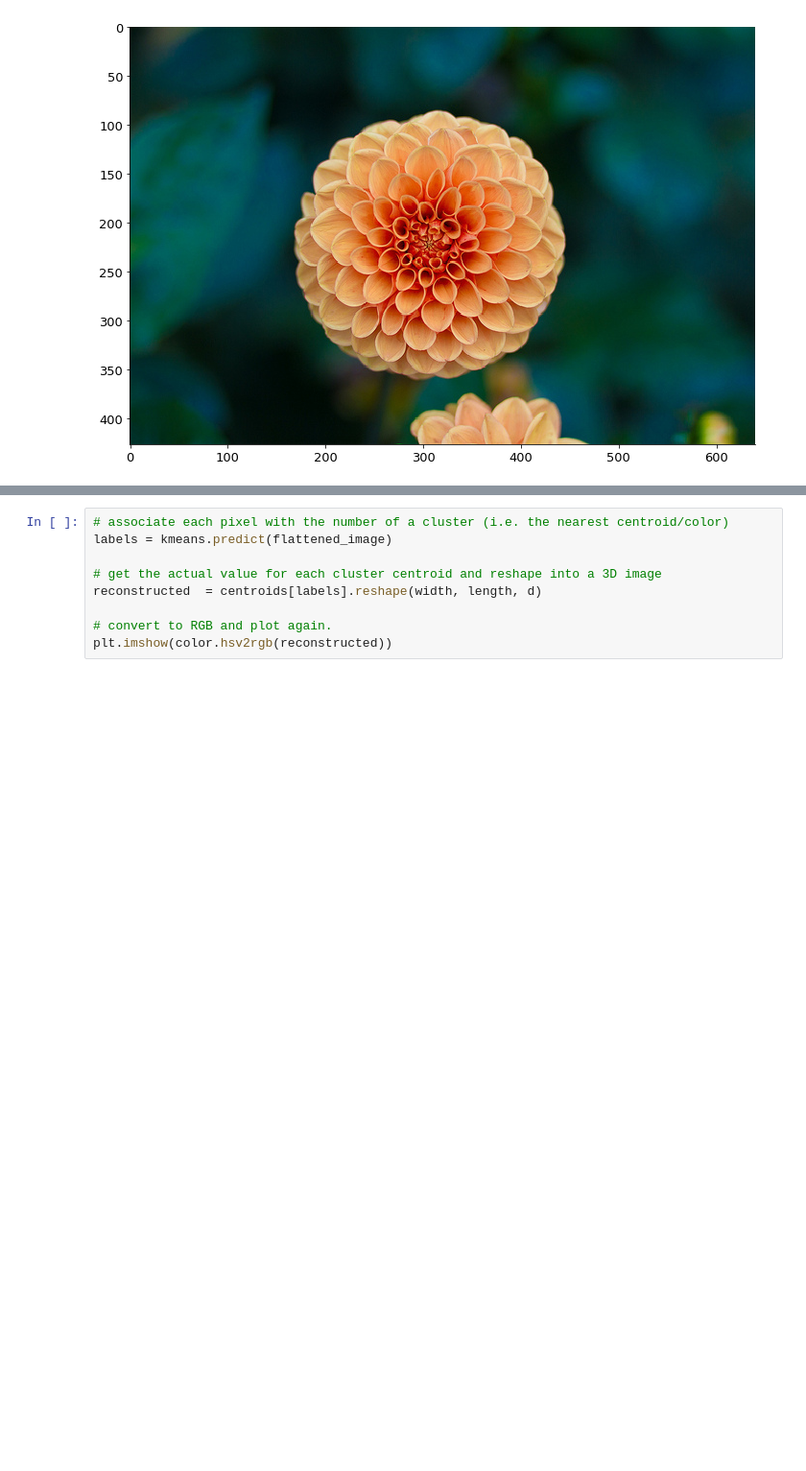
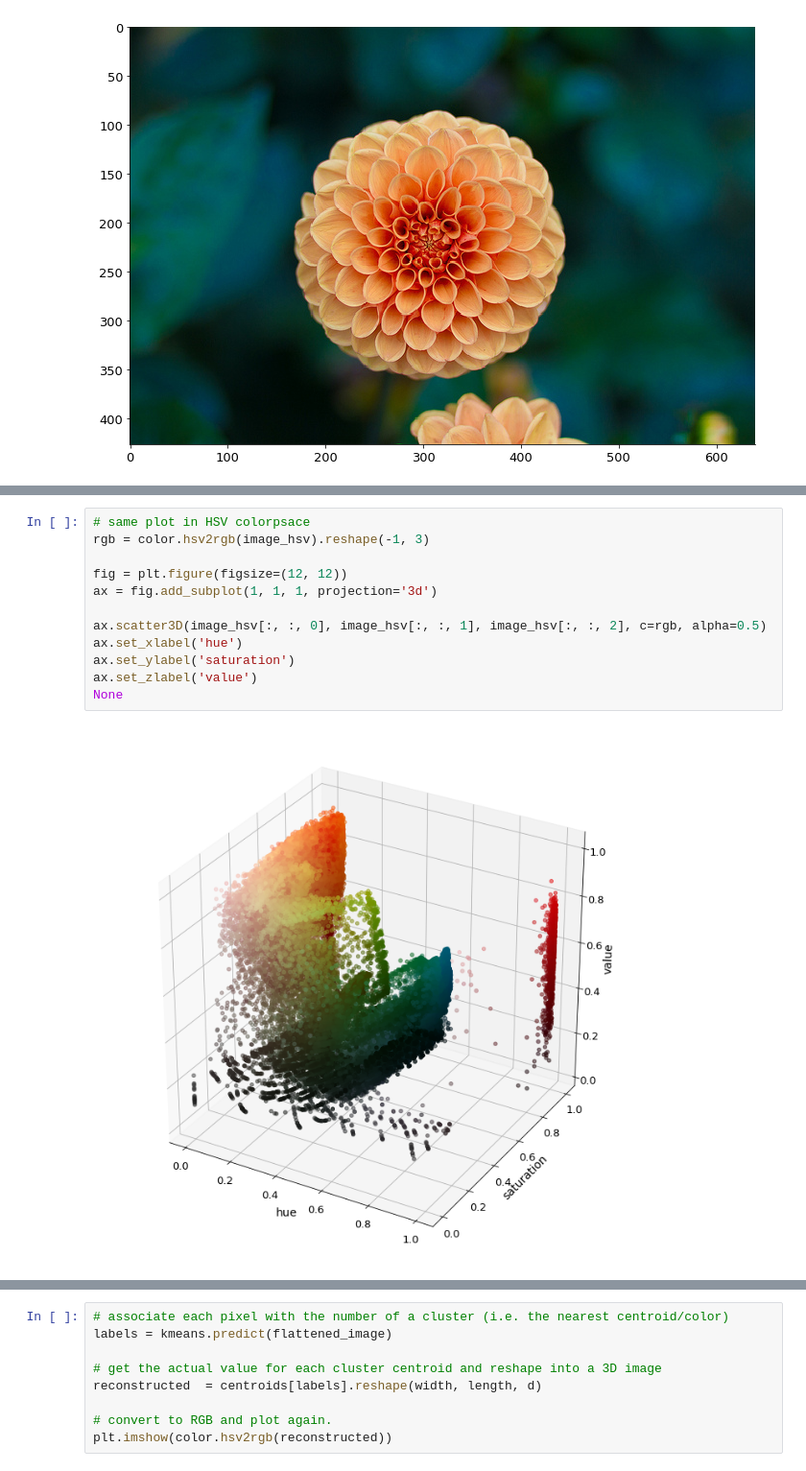
Before and after one commit to kbruegge/machine-learning-lecture, a Jupyter notebook: smd_unsupervised.ipynb, the cells around one changed output, grey strips where cells are left out. Shown at 96% size. Cells and saved outputs as stored; diff of their text form; blank space fills up the shorter version.

```diff
--- a/smd_unsupervised.ipynb
+++ b/smd_unsupervised.ipynb
@@ -450,6 +418,20 @@ ax.scatter3D(image_hsv[:, :, 0], image_hsv[:, :, 1], image_hsv[:, :, 2], c=image
 None
 # %% [output]
 [figure]
+# %%
+# same plot in HSV colorpsace
+rgb = color.hsv2rgb(image_hsv).reshape(-1, 3)
+
+fig = plt.figure(figsize=(12, 12))
+ax = fig.add_subplot(1, 1, 1, projection='3d')
+
+ax.scatter3D(image_hsv[:, :, 0], image_hsv[:, :, 1], image_hsv[:, :, 2], c=rgb, alpha=0.5)
+ax.set_xlabel('hue')
+ax.set_ylabel('saturation')
+ax.set_zlabel('value')
+None
+# %% [output]
+[figure, added]
 # %%
 from sklearn.utils import resample
 
```
Also changed, not shown: parts of 71 cells of this notebook, 4 other files.
